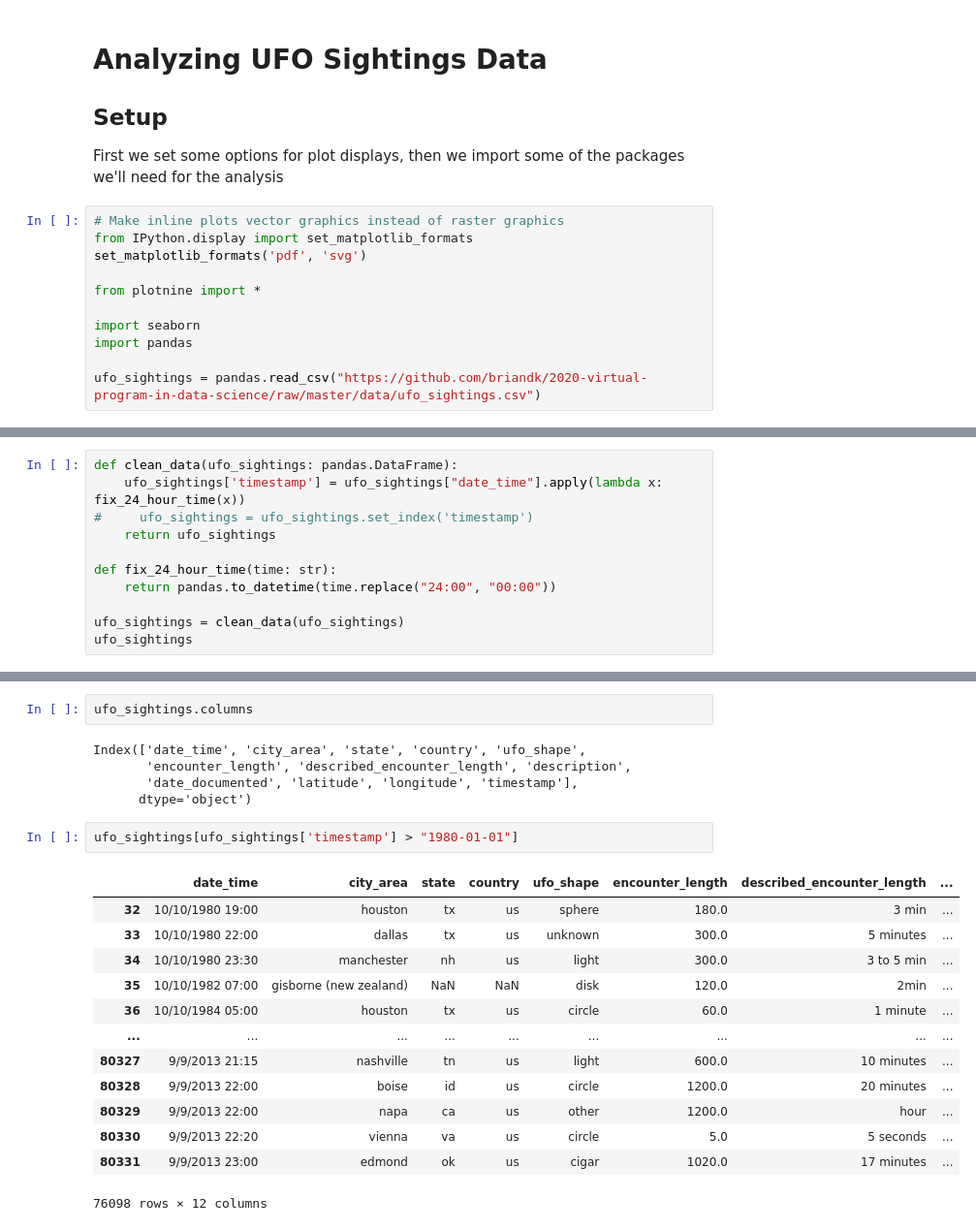
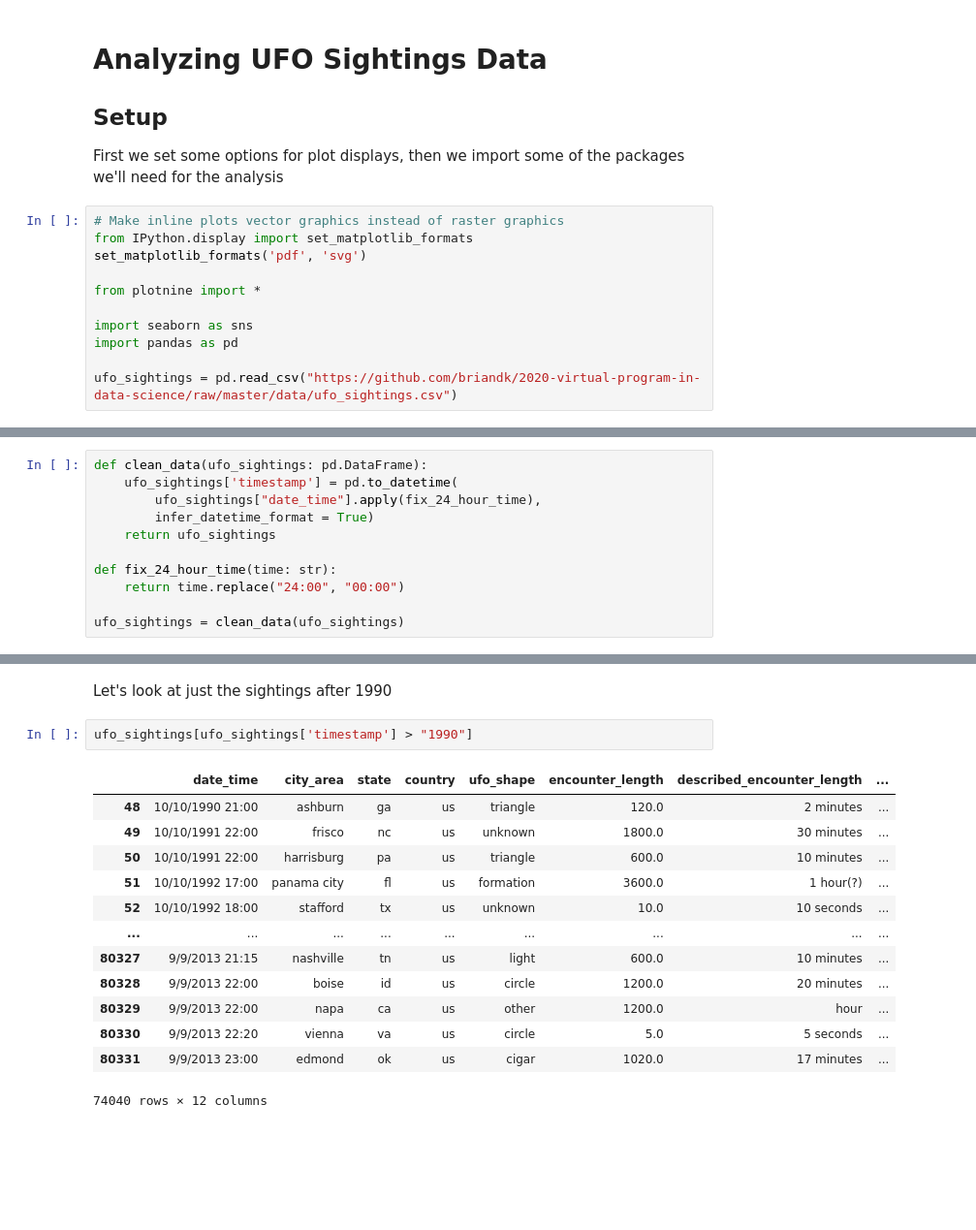
Before and after one commit to briandk/2020-virtual-program-in-data-science, a Jupyter notebook: UFO_sightings.ipynb, the cells around one changed output, grey strips where cells are left out. Shown at 97% size. Saved outputs shown, nothing was run; the diff lists cells and outputs as text; blank space fills up the shorter version.

```diff
--- a/UFO_sightings.ipynb
+++ b/UFO_sightings.ipynb
@@ -11,10 +13,10 @@ set_matplotlib_formats('pdf', 'svg')
 
 from plotnine import *
 
-import seaborn
-import pandas
+import seaborn as sns
+import pandas as pd
 
-ufo_sightings = pandas.read_csv("https://github.com/briandk/2020-virtual-program-in-data-science/raw/master/data/ufo_sightings.csv")
+ufo_sightings = pd.read_csv("https://github.com/briandk/2020-virtual-program-in-data-science/raw/master/data/ufo_sightings.csv")
 # %% [markdown]
 ## Data Cleaning
 
@@ -22,11 +24,11 @@ Next we do a little bit of data cleanup. One of the problems with this dataset i
 # %%
-def clean_data(ufo_sightings: pandas.DataFrame):
-    ufo_sightings['timestamp'] = ufo_sightings["date_time"].apply(lambda x: fix_24_hour_time(x))
-#     ufo_sightings = ufo_sightings.set_index('timestamp')
+def clean_data(ufo_sightings: pd.DataFrame):
+    ufo_sightings['timestamp'] = pd.to_datetime(
+        ufo_sightings["date_time"].apply(fix_24_hour_time),
+        infer_datetime_format = True)
     return ufo_sightings
 
 def fix_24_hour_time(time: str):
-    return pandas.to_datetime(time.replace("24:00", "00:00"))
+    return time.replace("24:00", "00:00")
 
 ufo_sightings = clean_data(ufo_sightings)
-ufo_sightings
@@ -92,23 +86,18 @@ Name: date_time, Length: 69434, dtype: int64
-# %%
-ufo_sightings.columns
-# %% [output]
-Index(['date_time', 'city_area', 'state', 'country', 'ufo_shape',
-       'encounter_length', 'described_encounter_length', 'description',
-       'date_documented', 'latitude', 'longitude', 'timestamp'],
-      dtype='object')
+# %% [markdown]
+Let's look at just the sightings after 1990
 # %%
-ufo_sightings[ufo_sightings['timestamp'] > "1980-01-01"]
+ufo_sightings[ufo_sightings['timestamp'] > "1990"]
 # %% [output]
 |  | date_time | city_area | state | country | ufo_shape | encounter_length | described_encounter_length | ... |
-| 32 | 10/10/1980 19:00 | houston | tx | us | sphere | 180.0 | 3 min | ... |
-| 33 | 10/10/1980 22:00 | dallas | tx | us | unknown | 300.0 | 5 minutes | ... |
-| 34 | 10/10/1980 23:30 | manchester | nh | us | light | 300.0 | 3 to 5 min | ... |
-| 35 | 10/10/1982 07:00 | gisborne (new zealand) | NaN | NaN | disk | 120.0 | 2min | ... |
-| 36 | 10/10/1984 05:00 | houston | tx | us | circle | 60.0 | 1 minute | ... |
+| 48 | 10/10/1990 21:00 | ashburn | ga | us | triangle | 120.0 | 2 minutes | ... |
+| 49 | 10/10/1991 22:00 | frisco | nc | us | unknown | 1800.0 | 30 minutes | ... |
+| 50 | 10/10/1991 22:00 | harrisburg | pa | us | triangle | 600.0 | 10 minutes | ... |
+| 51 | 10/10/1992 17:00 | panama city | fl | us | formation | 3600.0 | 1 hour(?) | ... |
+| 52 | 10/10/1992 18:00 | stafford | tx | us | unknown | 10.0 | 10 seconds | ... |
 | ... | ... | ... | ... | ... | ... | ... | ... | ... |
 | 80327 | 9/9/2013 21:15 | nashville | tn | us | light | 600.0 | 10 minutes | ... |
 | 80328 | 9/9/2013 22:00 | boise | id | us | circle | 1200.0 | 20 minutes | ... |
 | 80329 | 9/9/2013 22:00 | napa | ca | us | other | 1200.0 | hour | ... |
 | 80330 | 9/9/2013 22:20 | vienna | va | us | circle | 5.0 | 5 seconds | ... |
 | 80331 | 9/9/2013 23:00 | edmond | ok | us | cigar | 1020.0 | 17 minutes | ... |
-76098 rows × 12 columns
+74040 rows × 12 columns
```
Also changed, not shown: parts of 17 cells of this notebook.
